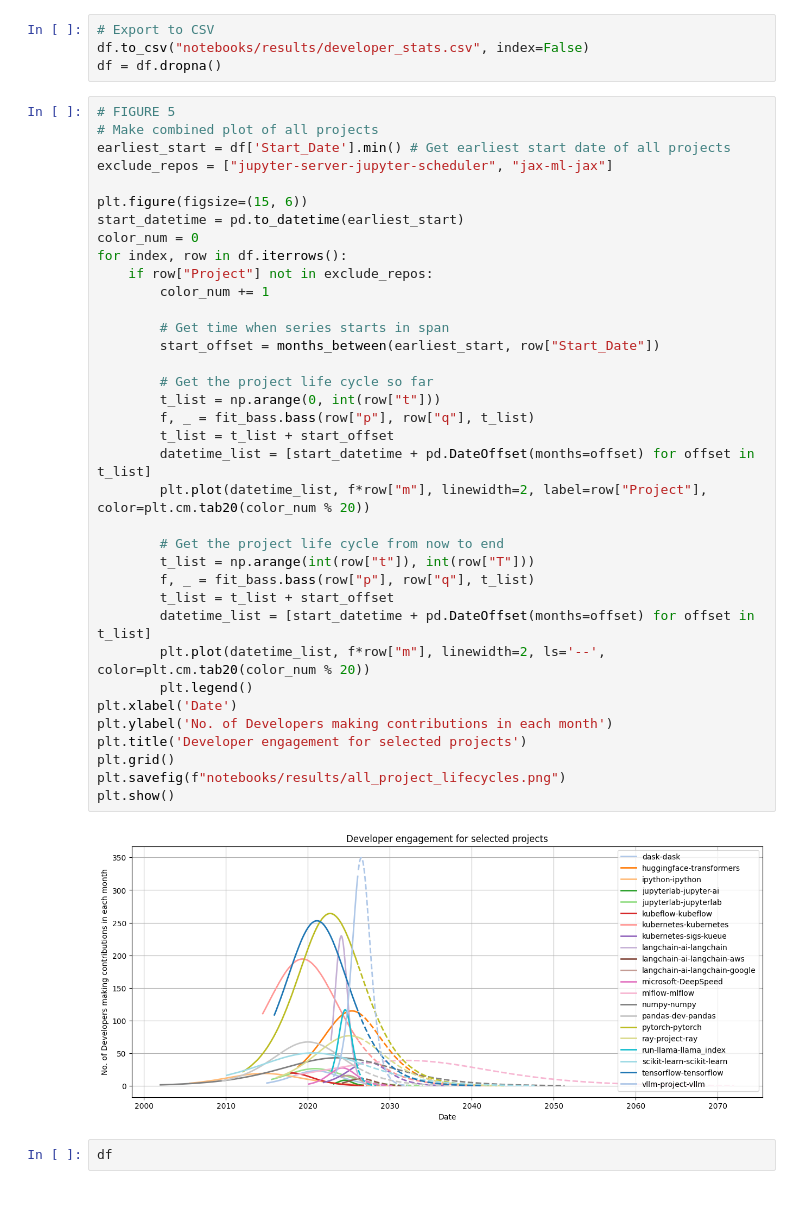
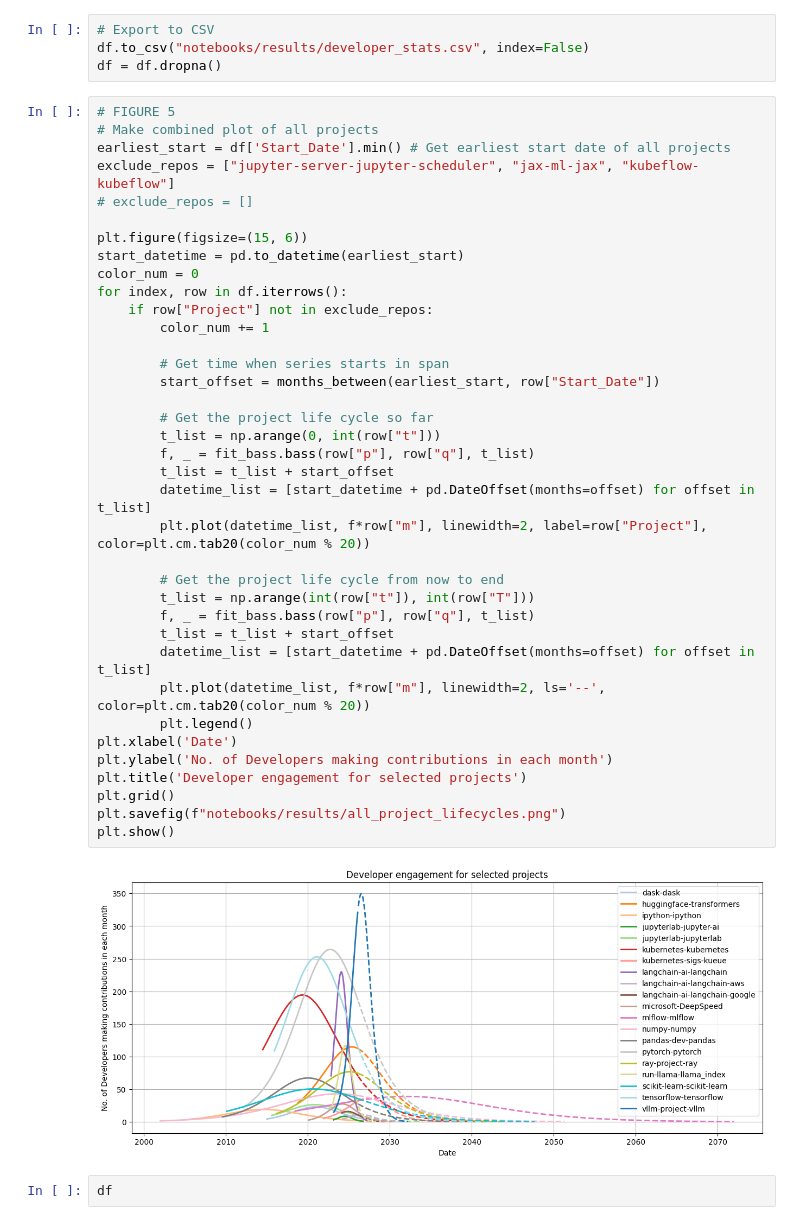
Before and after one commit to srdas/oss-lifecycle, a Jupyter notebook: notebooks/developer_stats.ipynb, the cells around one changed output. Drawn from its saved outputs; the diff is of its cells as text.

```diff
--- a/notebooks/developer_stats.ipynb
+++ b/notebooks/developer_stats.ipynb
@@ -134,40 +136,41 @@ df = df.dropna()
 # FIGURE 5
 # Make combined plot of all projects
 earliest_start = df['Start_Date'].min() # Get earliest start date of all projects
-exclude_repos = ["jupyter-server-jupyter-scheduler", "jax-ml-jax"]
+exclude_repos = ["jupyter-server-jupyter-scheduler", "jax-ml-jax", "kubeflow-kubeflow"]
+# exclude_repos = []
 
 plt.figure(figsize=(15, 6))
 start_datetime = pd.to_datetime(earliest_start)
 color_num = 0
 for index, row in df.iterrows():
     if row["Project"] not in exclude_repos:
         color_num += 1
 
         # Get time when series starts in span
         start_offset = months_between(earliest_start, row["Start_Date"])
 
         # Get the project life cycle so far
         t_list = np.arange(0, int(row["t"]))
         f, _ = fit_bass.bass(row["p"], row["q"], t_list)
         t_list = t_list + start_offset
         datetime_list = [start_datetime + pd.DateOffset(months=offset) for offset in t_list]
         plt.plot(datetime_list, f*row["m"], linewidth=2, label=row["Project"], color=plt.cm.tab20(color_num % 20))
 
         # Get the project life cycle from now to end
         t_list = np.arange(int(row["t"]), int(row["T"]))
         f, _ = fit_bass.bass(row["p"], row["q"], t_list)
         t_list = t_list + start_offset
         datetime_list = [start_datetime + pd.DateOffset(months=offset) for offset in t_list]
         plt.plot(datetime_list, f*row["m"], linewidth=2, ls='--', color=plt.cm.tab20(color_num % 20))
         plt.legend()
 plt.xlabel('Date')
 plt.ylabel('No. of Developers making contributions in each month')
 plt.title('Developer engagement for selected projects')
 plt.grid()
 plt.savefig(f"notebooks/results/all_project_lifecycles.png")
 plt.show()
 # %% [output]
-[figure, old version]
+[figure, new version]
 # %%
 df
 # %% [output]
```
Also changed, not shown: parts of 2 cells of this notebook, 19 other files.
